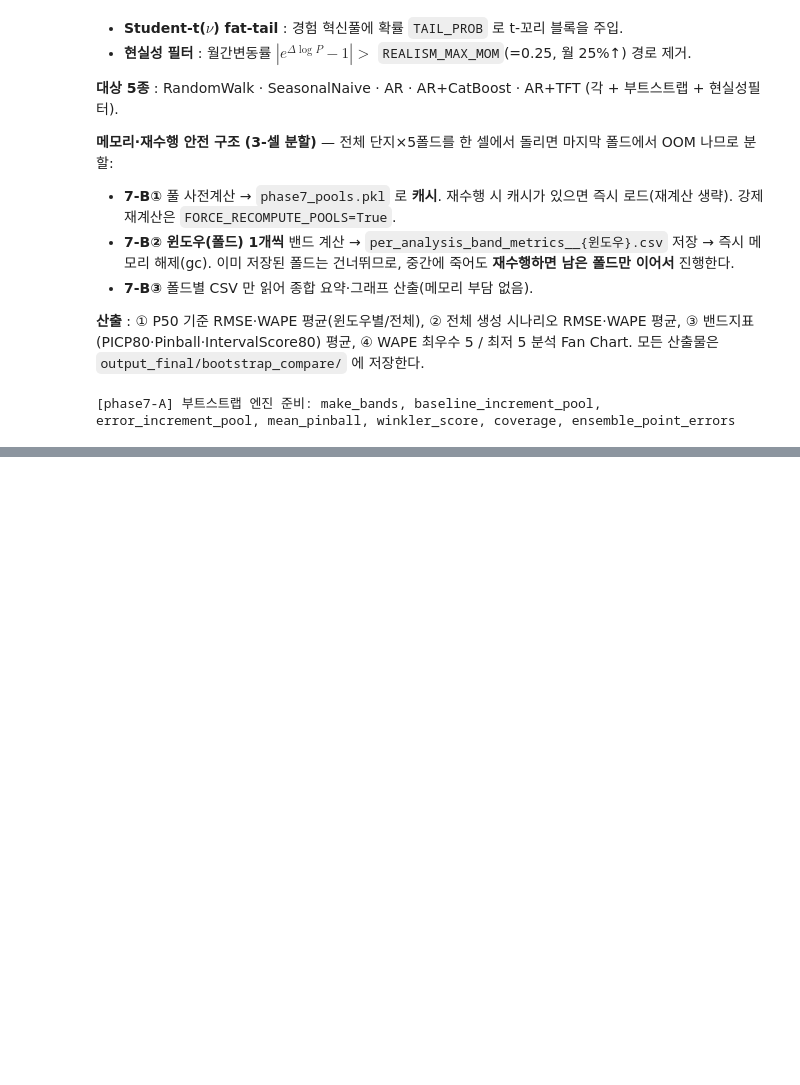
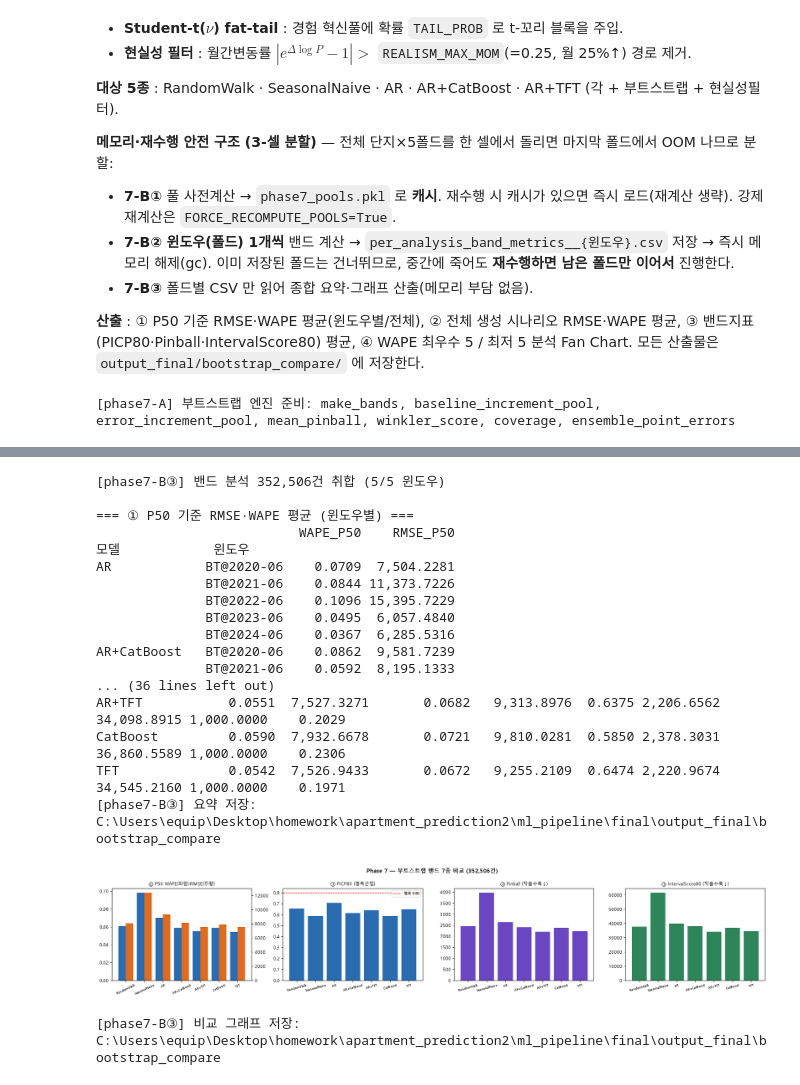
Before and after one commit to equipment0226/apartment_price_prediction_final2, a Jupyter notebook: ml_pipeline/final/scenario_tft_pipeline.ipynb, the cells around one changed output, grey strips where cells are left out. Drawn from its saved outputs; the diff is of its cells as text; code cells hidden in the pictures; blank space fills up the shorter version.

```diff
--- a/ml_pipeline/final/scenario_tft_pipeline.ipynb
+++ b/ml_pipeline/final/scenario_tft_pipeline.ipynb
@@ -2116,7 +2164,8 @@ import pickle, gc, hashlib
 
 _BOOT_DIR = log_dir("bootstrap_compare")
 ALPHA = CFG.PI_ALPHA
-MODELS_BOOT = ["RandomWalk", "SeasonalNaive", "AR", "AR+CatBoost", "AR+TFT"]
+# 7종 비교: AR계열 3종 + 베이스라인 2종 + 순수모델 2종(CatBoost·TFT)
+MODELS_BOOT = ["RandomWalk", "SeasonalNaive", "AR", "AR+CatBoost", "AR+TFT", "CatBoost", "TFT"]
 _eval_gids = {it["단지"] for w in BT_WINDOWS for it in WIN_ITEMS[w["name"]]}
 _POOLS_PKL = os.path.join(_BOOT_DIR, "phase7_pools.pkl")
 FORCE_RECOMPUTE_POOLS = False        # True → 캐시 무시하고 풀 재계산
@@ -2246,11 +2295,27 @@ if (not FORCE_RECOMPUTE_POOLS) and os.path.exists(_POOLS_PKL):
     with open(_POOLS_PKL, "rb") as f:
         _c = pickle.load(f)
     BL_POOL, BL_POINT, POOLS, _bl_ok = _c["BL_POOL"], _c["BL_POINT"], _c["POOLS"], _c["_bl_ok"]
+    if _c.get("PURE_POOLS") is not None:
+        PURE_POOLS = _c["PURE_POOLS"]
     print(f"[phase7-B①] 캐시 로드 → 풀 재사용(재계산 생략): {_POOLS_PKL}")
 else:
     BL_POOL, BL_POINT, POOLS, _bl_ok = _build_pools()
     with open(_POOLS_PKL, "wb") as f:
-        pickle.dump({"BL_POOL": BL_POOL, "BL_POINT": BL_POINT, "POOLS": POOLS, "_bl_ok": _bl_ok}, f)
+        pickle.dump({"BL_POOL": BL_POOL, "BL_POINT": BL_POINT, "POOLS": POOLS, "_bl_ok": _bl_ok,
+                     "PURE_POOLS": globals().get("PURE_POOLS")}, f)
     print(f"[phase7-B①] 풀 캐시 저장: {_POOLS_PKL}")
+
+# ---- 순수 CatBoost/TFT 풀: Phase4.5-A 가 산출한 PURE_POOLS(고유 학습잔차 증분풀) 사용 ----
+#   (순수모델 고유 변동성 구조로 밴드 폭 산정. PURE_POOLS 없으면 AR+계열 풀로 폴백.)
+_pure_ok = "PURE_POOLS" in globals() and PURE_POOLS
+for w in BT_WINDOWS:
+    wn = w["name"]
+    if _pure_ok and wn in PURE_POOLS:
+        POOLS[wn]["CatBoost"] = PURE_POOLS[wn].get("CatBoost", POOLS[wn]["AR+CatBoost"])
+        POOLS[wn]["TFT"]      = PURE_POOLS[wn].get("TFT", POOLS[wn]["AR+TFT"])
+    else:
+        POOLS[wn].setdefault("CatBoost", POOLS[wn]["AR+CatBoost"])
+        POOLS[wn].setdefault("TFT", POOLS[wn]["AR+TFT"])
+print(f"[phase7-B①] 순수 CatBoost/TFT 풀 연결({'PURE_POOLS 고유잔차' if _pure_ok else 'AR+계열 폴백'}) → 7종 준비")
 gc.collect()
 # %% [output]
@@ -2412,37 +2486,57 @@ summary = boot_df.groupby("모델").agg(
     PICP80=("PICP80", "mean"), Pinball=("Pinball", "mean"),
     IntervalScore80=("IntervalScore80", "mean"),
     n_scen=("n_scen", "mean"), drop_pct=("drop%", "mean")).reindex(MODELS_BOOT)
 print("\n=== ②③ 모델별 종합 (P50 / 전체시나리오 / 밴드지표 평균) ===")
 print(summary.to_string(float_format=lambda x: f"{x:,.4f}"))
 summary.to_csv(os.path.join(_BOOT_DIR, "summary_by_model.csv"), encoding="utf-8-sig")
 
 with open(os.path.join(_BOOT_DIR, "summary.log"), "w", encoding="utf-8") as f:
-    f.write(f"[Phase 7] 부트스트랩 밴드 5종 — 전체 아파트×평형 × {len(BT_WINDOWS)}윈도우\n")
+    f.write(f"[Phase 7] 부트스트랩 밴드 7종 — 전체 아파트×평형 × {len(BT_WINDOWS)}윈도우\n")
     f.write(f"분석×모델 {len(boot_df):,}건 | PICP 명목={1-ALPHA:.2f} | RW/SN산출={'정상' if _bl_ok else '폴백'}\n\n")
     f.write(summary.round(4).to_string() + "\n")
 print(f"[phase7-B③] 요약 저장: {_BOOT_DIR}")
 
 # 시각화: 모델별 (P50 WAPE/RMSE · PICP80 · Pinball · IntervalScore80)
-fig, ax = plt.subplots(1, 4, figsize=(18, 4))
+fig, ax = plt.subplots(1, 4, figsize=(20, 4))
 xb = np.arange(len(MODELS_BOOT))
 axr = ax[0].twinx()
 ax[0].bar(xb - 0.2, summary["WAPE_P50"], 0.4, color="#2b6cb0", label="WAPE")
 axr.bar(xb + 0.2, summary["RMSE_P50"], 0.4, color="#dd6b20", label="RMSE")
-ax[0].set_xticks(xb); ax[0].set_xticklabels(MODELS_BOOT, fontsize=7, rotation=15)
+ax[0].set_xticks(xb); ax[0].set_xticklabels(MODELS_BOOT, fontsize=7, rotation=25)
 ax[0].set_title("① P50 WAPE(파랑)·RMSE(주황)", fontsize=10)
 ax[1].bar(MODELS_BOOT, summary["PICP80"], color="#2b6cb0")
 ax[1].axhline(1 - ALPHA, color="red", ls="--", lw=1, label=f"명목 {1-ALPHA:.2f}")
 ax[1].set_title("③ PICP80 (명목근접)", fontsize=10); ax[1].legend(fontsize=8)
 ax[1].tick_params(axis="x", labelsize=7, rotation=15)
 ax[2].bar(MODELS_BOOT, summary["Pinball"], color="#6b46c1")
 ax[2].set_title("③ Pinball (작을수록↓)", fontsize=10); ax[2].tick_params(axis="x", labelsize=7, rotation=15)
 ax[3].bar(MODELS_BOOT, summary["IntervalScore80"], color="#2f855a")
 ax[3].set_title("③ IntervalScore80 (작을수록↓)", fontsize=10); ax[3].tick_params(axis="x", labelsize=7, rotation=15)
-fig.suptitle(f"Phase 7 — 부트스트랩 밴드 5종 비교 ({len(boot_df):,}건)", fontweight="bold")
+fig.suptitle(f"Phase 7 — 부트스트랩 밴드 7종 비교 ({len(boot_df):,}건)", fontweight="bold")
 plt.tight_layout()
 plt.savefig(os.path.join(_BOOT_DIR, "phase7_model_compare.png"), dpi=120, bbox_inches="tight")
 plt.show()
 print(f"[phase7-B③] 비교 그래프 저장: {_BOOT_DIR}")
+# %% [output]
+[phase7-B③] 밴드 분석 352,506건 취합 (5/5 윈도우)
+
+=== ① P50 기준 RMSE·WAPE 평균 (윈도우별) ===
+                          WAPE_P50    RMSE_P50
+모델            윈도우
+AR            BT@2020-06    0.0709  7,504.2281
+              BT@2021-06    0.0844 11,373.7226
+              BT@2022-06    0.1096 15,395.7229
+              BT@2023-06    0.0495  6,057.4840
+              BT@2024-06    0.0367  6,285.5316
+AR+CatBoost   BT@2020-06    0.0862  9,581.7239
+              BT@2021-06    0.0592  8,195.1333
+... (36 lines left out)
+AR+TFT           0.0551  7,527.3271       0.0682   9,313.8976  0.6375 2,206.6562      34,098.8915 1,000.0000    0.2029
+CatBoost         0.0590  7,932.6678       0.0721   9,810.0281  0.5850 2,378.3031      36,860.5589 1,000.0000    0.2306
+TFT              0.0542  7,526.9433       0.0672   9,255.2109  0.6474 2,220.9674      34,545.2160 1,000.0000    0.1971
+[phase7-B③] 요약 저장: C:\Users\equip\Desktop\homework\apartment_prediction2\ml_pipeline\final\output_final\bootstrap_compare
+[figure, added]
+[phase7-B③] 비교 그래프 저장: C:\Users\equip\Desktop\homework\apartment_prediction2\ml_pipeline\final\output_final\bootstrap_compare
 # %%
 # ===== Phase 7-C. WAPE 최우수 5 / 최저 5 분석 Fan Chart (panel 미접근) =====
 # 팬차트 레코드는 boot_df(취합본)의 (모델/윈도우/단지) 로 WIN_ITEMS 에서 재구성 → ANALYSES 불필요(메모리↓).
```
Also changed, not shown: parts of 4 cells of this notebook, 12 other files.
